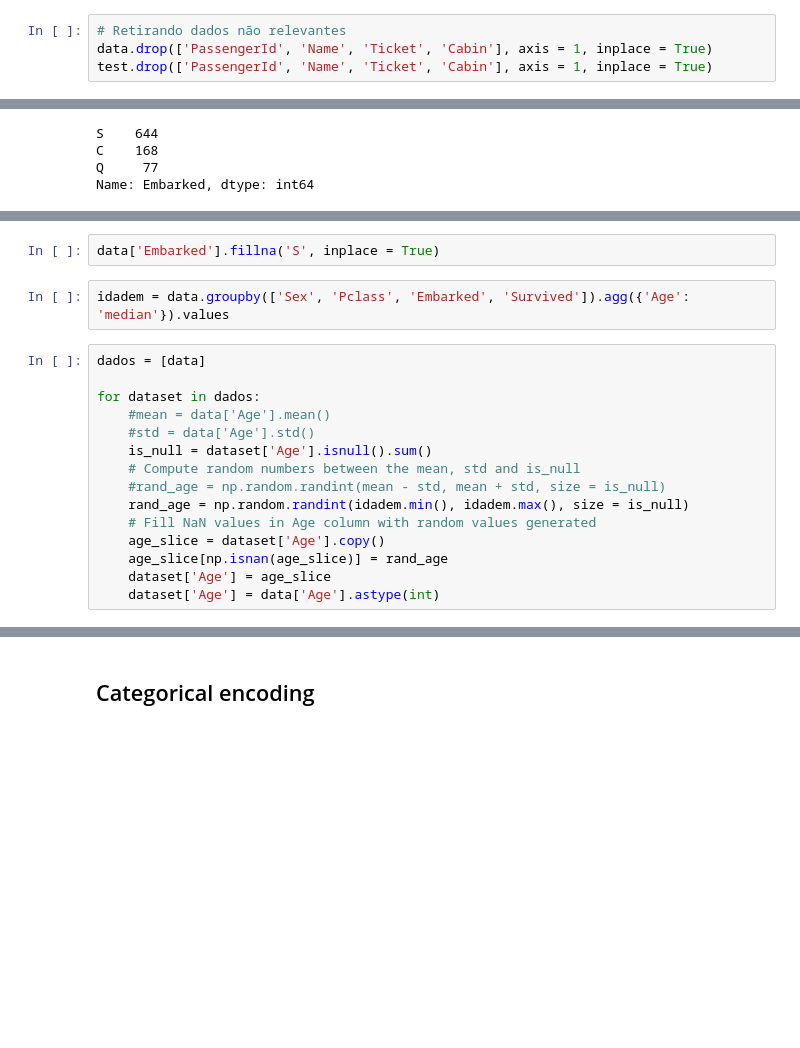
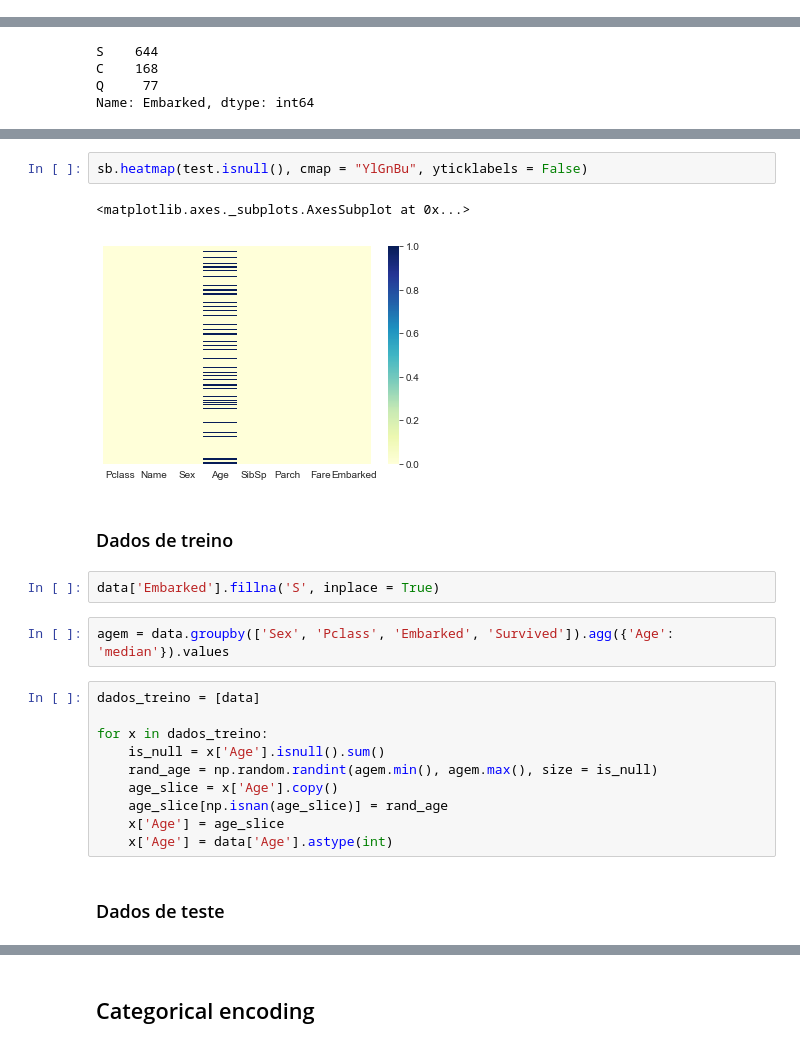
Before and after one commit to houstonsantos/titanic, a Jupyter notebook: Titanic.ipynb, the cells around one changed output, grey strips where cells are left out. Saved outputs shown, nothing was run; the diff lists cells and outputs as text; blank space fills up the shorter version.

```diff
--- a/Titanic.ipynb
+++ b/Titanic.ipynb
@@ -200,7 +202,3 @@ sb.heatmap(data.isnull(), cmap = "YlGnBu", yticklabels = False)
-# %%
-# Retirando dados não relevantes
-data.drop(['PassengerId', 'Name', 'Ticket', 'Cabin'], axis = 1, inplace = True)
-test.drop(['PassengerId', 'Name', 'Ticket', 'Cabin'], axis = 1, inplace = True)
 # %%
 # Tratando valores nulos
 data.Embarked.describe()
@@ -220,19 +231,23 @@ Name: Embarked, dtype: int64
+# %%
+sb.heatmap(test.isnull(), cmap = "YlGnBu", yticklabels = False)
+# %% [output]
+<matplotlib.axes._subplots.AxesSubplot at 0x...>
+[figure, added]
+# %% [markdown]
+### Dados de treino
 # %%
 data['Embarked'].fillna('S', inplace = True)
 # %%
-idadem = data.groupby(['Sex', 'Pclass', 'Embarked', 'Survived']).agg({'Age': 'median'}).values
+agem = data.groupby(['Sex', 'Pclass', 'Embarked', 'Survived']).agg({'Age': 'median'}).values
 # %%
-dados = [data]
+dados_treino = [data]
 
-for dataset in dados:
-    #mean = data['Age'].mean()
-    #std = data['Age'].std()
-    is_null = dataset['Age'].isnull().sum()
-    # Compute random numbers between the mean, std and is_null
-    #rand_age = np.random.randint(mean - std, mean + std, size = is_null)
-    rand_age = np.random.randint(idadem.min(), idadem.max(), size = is_null)
-    # Fill NaN values in Age column with random values generated
-    age_slice = dataset['Age'].copy()
+for x in dados_treino:
+    is_null = x['Age'].isnull().sum()
+    rand_age = np.random.randint(agem.min(), agem.max(), size = is_null)
+    age_slice = x['Age'].copy()
     age_slice[np.isnan(age_slice)] = rand_age
-    dataset['Age'] = age_slice
-    dataset['Age'] = data['Age'].astype(int)
+    x['Age'] = age_slice
+    x['Age'] = data['Age'].astype(int)
+# %% [markdown]
+### Dados de teste
```
Also changed, not shown: parts of 12 cells of this notebook, 1 other file.
